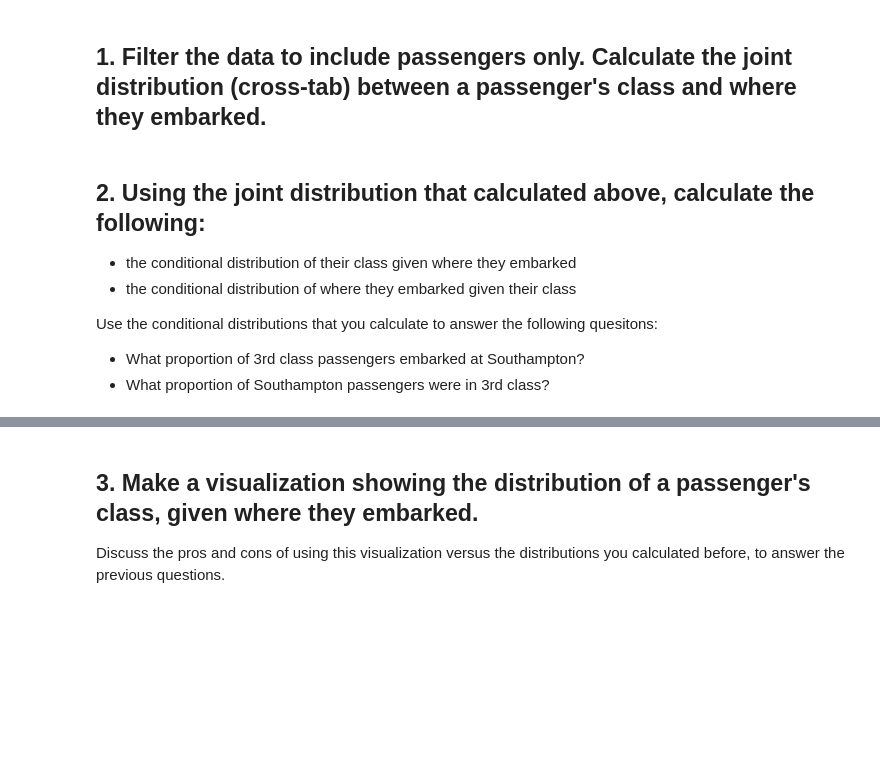
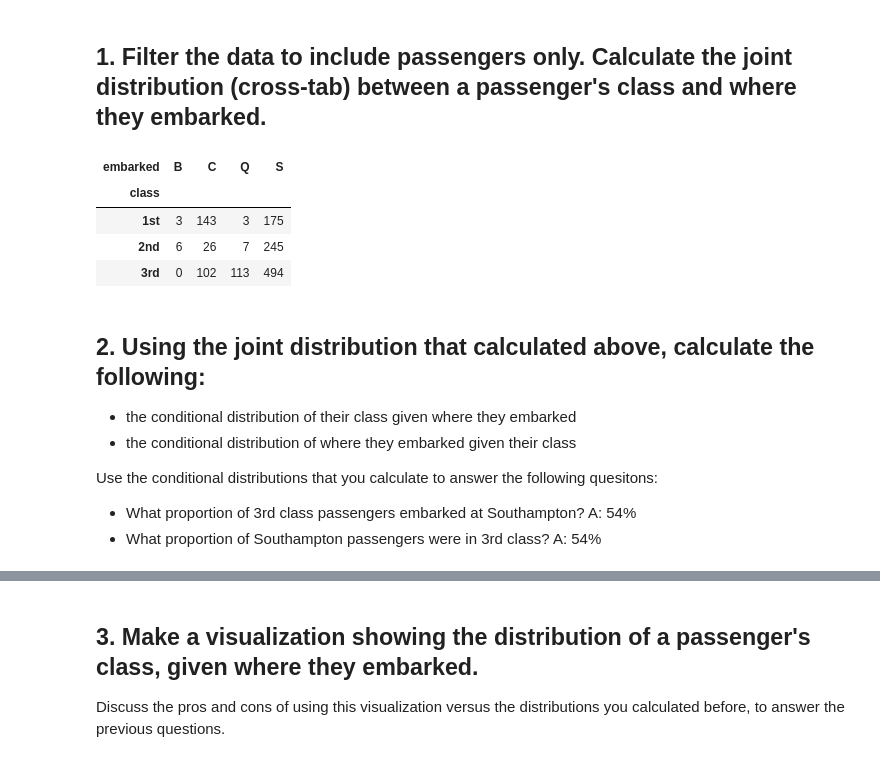
Before and after one commit to jaaktuu/Activity_2.1, a Jupyter notebook: Titanic_Wrangling.ipynb, the cells around one changed output, grey strips where cells are left out. Cells and saved outputs as stored; diff of their text form; code cells hidden in the pictures; blank space fills up the shorter version.

```diff
--- a/Titanic_Wrangling.ipynb
+++ b/Titanic_Wrangling.ipynb
@@ -28,3 +32,15 @@ titanic.head()
+# %%
+# Code here
+
+titanic_pass = titanic[(titanic['class'] == '1st') | (titanic['class'] == '2nd') | (titanic['class'] == '3rd')]
+titanic_ct = pd.crosstab(titanic_pass['class'], titanic_pass['embarked'])
+titanic_ct
+# %% [output]
+| embarked | B | C | Q | S |
+| class |  |  |  |  |
+| 1st | 3 | 143 | 3 | 175 |
+| 2nd | 6 | 26 | 7 | 245 |
+| 3rd | 0 | 102 | 113 | 494 |
 # %% [markdown]
 ## 2. Using the joint distribution that calculated above, calculate the following:
 
@@ -34,4 +50,6 @@ titanic.head()
 Use the conditional distributions that you calculate to answer the following quesitons:
 
 * What proportion of 3rd class passengers embarked at Southampton?
+A: 54%
 * What proportion of Southampton passengers were in 3rd class?
+A: 54%
```
Also changed, not shown: parts of 6 cells of this notebook.
